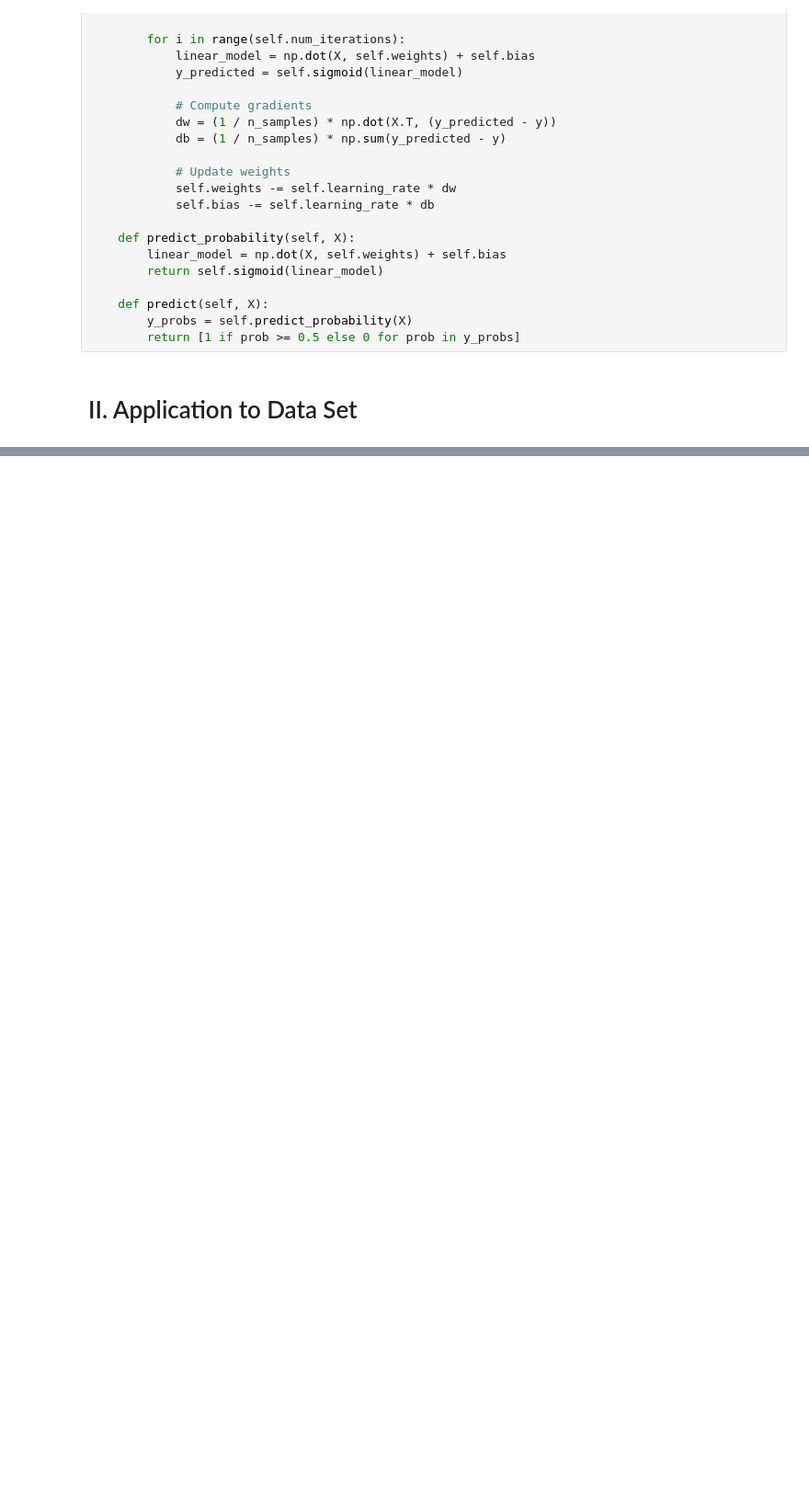
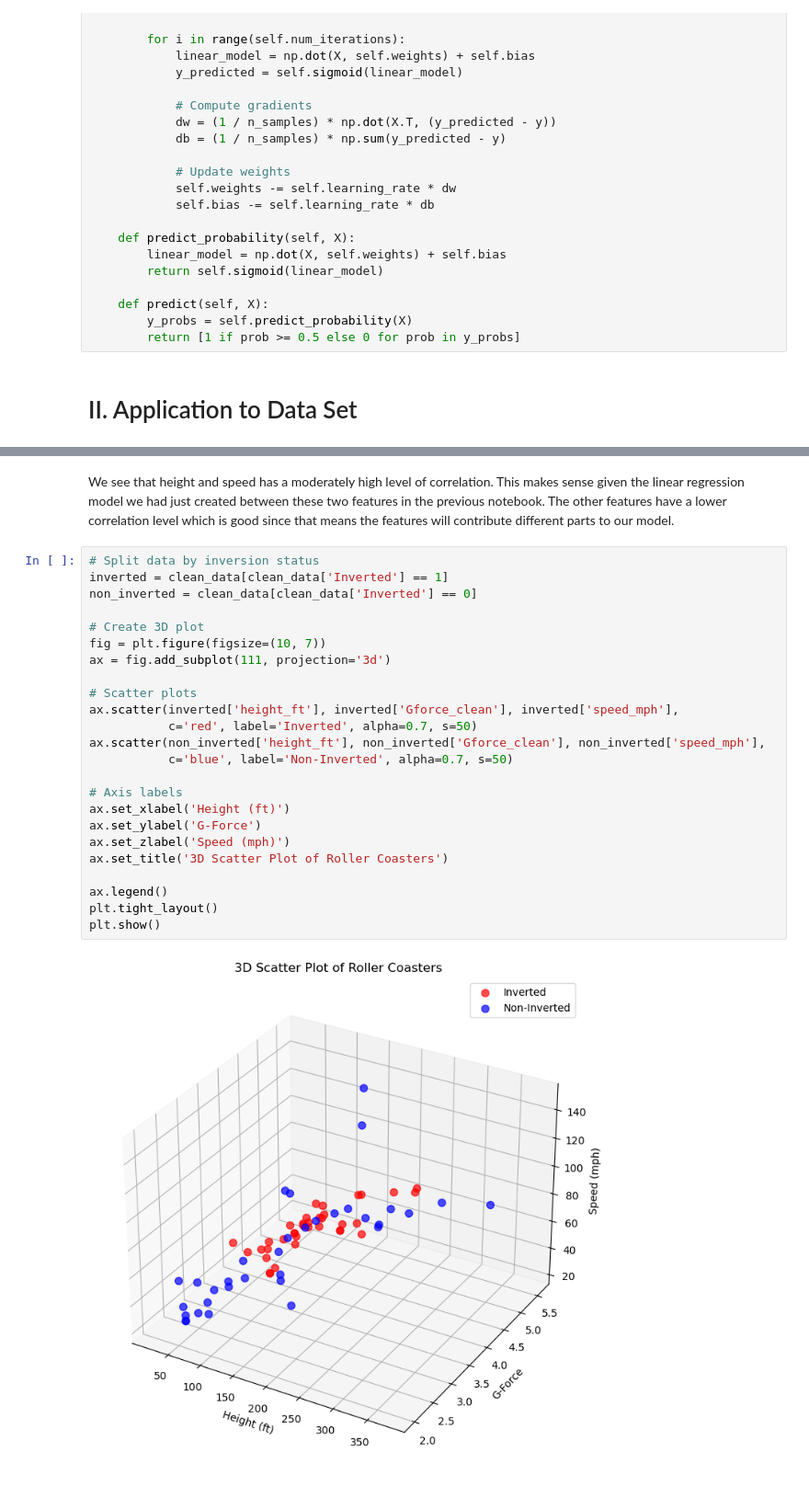
Before and after one commit to legendschwab/cmor438individual, a Jupyter notebook: Supervised Machine Learning/3. Logistic Regression/LogisticRegressioncmor438.ipynb, the cells around one changed output, grey strips where cells are left out. Shown at 92% size. Cells and saved outputs as stored; diff of their text form; blank space fills up the shorter version.

```diff
--- a/Supervised Machine Learning/3. Logistic Regression/LogisticRegressioncmor438.ipynb
+++ b/Supervised Machine Learning/3. Logistic Regression/LogisticRegressioncmor438.ipynb
@@ -107,0 +93,28 @@ np.dot(X_train[0], w)
+# %% [markdown]
+We see that height and speed has a moderately high level of correlation. This makes sense given the linear regression model we had just created between these two features in the previous notebook. The other features have a lower correlation level which is good since that means the features will contribute different parts to our model.
+# %%
+# Split data by inversion status
+inverted = clean_data[clean_data['Inverted'] == 1]
+non_inverted = clean_data[clean_data['Inverted'] == 0]
+
+# Create 3D plot
+fig = plt.figure(figsize=(10, 7))
+ax = fig.add_subplot(111, projection='3d')
+
+# Scatter plots
+ax.scatter(inverted['height_ft'], inverted['Gforce_clean'], inverted['speed_mph'],
+           c='red', label='Inverted', alpha=0.7, s=50)
+ax.scatter(non_inverted['height_ft'], non_inverted['Gforce_clean'], non_inverted['speed_mph'],
+           c='blue', label='Non-Inverted', alpha=0.7, s=50)
+
+# Axis labels
+ax.set_xlabel('Height (ft)')
+ax.set_ylabel('G-Force')
+ax.set_zlabel('Speed (mph)')
+ax.set_title('3D Scatter Plot of Roller Coasters')
+
+ax.legend()
+plt.tight_layout()
+plt.show()
+# %% [output]
+[figure, added]
```
Also changed, not shown: parts of 10 cells of this notebook.
